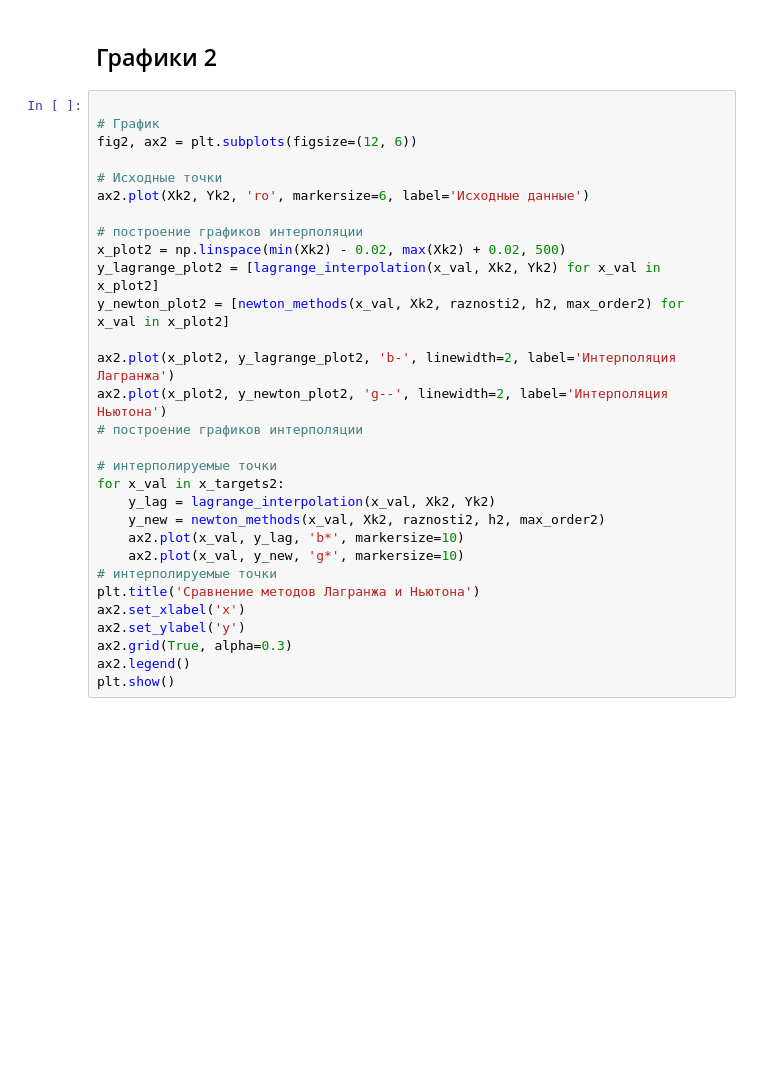
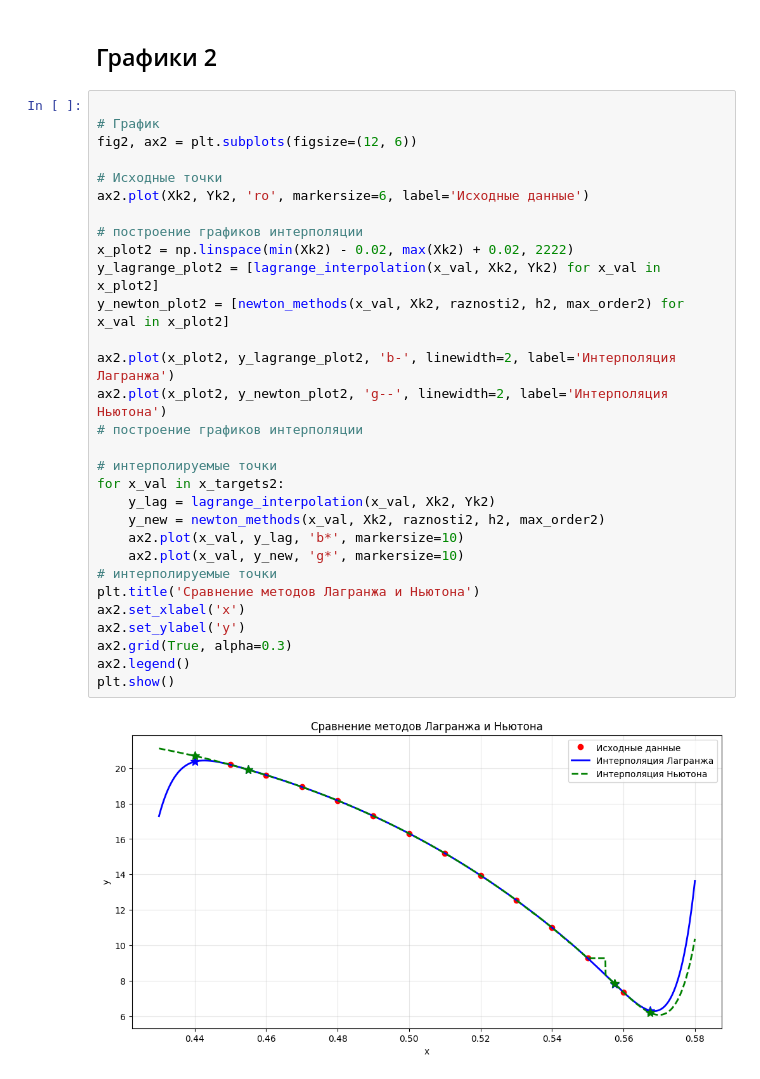
Before and after one commit to medovichka/Vyz, a Jupyter notebook: 2курс/2семестр/Код/Вычислительная Математика/3/Laba3VychMat.ipynb, the cells around one changed output. Cells and saved outputs as stored; diff of their text form; blank space fills up the shorter version.

```diff
--- a/2курс/2семестр/Код/Вычислительная Математика/3/Laba3VychMat.ipynb
+++ b/2курс/2семестр/Код/Вычислительная Математика/3/Laba3VychMat.ipynb
@@ -762,30 +844,32 @@ for x_val in x_targets2:
 # %%
 
 # График
 fig2, ax2 = plt.subplots(figsize=(12, 6))
 
 # Исходные точки
 ax2.plot(Xk2, Yk2, 'ro', markersize=6, label='Исходные данные')
 
 # построение графиков интерполяции
-x_plot2 = np.linspace(min(Xk2) - 0.02, max(Xk2) + 0.02, 500)
+x_plot2 = np.linspace(min(Xk2) - 0.02, max(Xk2) + 0.02, 2222)
 y_lagrange_plot2 = [lagrange_interpolation(x_val, Xk2, Yk2) for x_val in x_plot2]
 y_newton_plot2 = [newton_methods(x_val, Xk2, raznosti2, h2, max_order2) for x_val in x_plot2]
 
 ax2.plot(x_plot2, y_lagrange_plot2, 'b-', linewidth=2, label='Интерполяция Лагранжа')
 ax2.plot(x_plot2, y_newton_plot2, 'g--', linewidth=2, label='Интерполяция Ньютона')
 # построение графиков интерполяции
 
 # интерполируемые точки
 for x_val in x_targets2:
     y_lag = lagrange_interpolation(x_val, Xk2, Yk2)
     y_new = newton_methods(x_val, Xk2, raznosti2, h2, max_order2)
     ax2.plot(x_val, y_lag, 'b*', markersize=10)
     ax2.plot(x_val, y_new, 'g*', markersize=10)
 # интерполируемые точки
 plt.title('Сравнение методов Лагранжа и Ньютона')
 ax2.set_xlabel('x')
 ax2.set_ylabel('y')
 ax2.grid(True, alpha=0.3)
 ax2.legend()
 plt.show()
+# %% [output]
+[figure, added]
```
Also changed, not shown: parts of 11 cells of this notebook, 2 other files.
